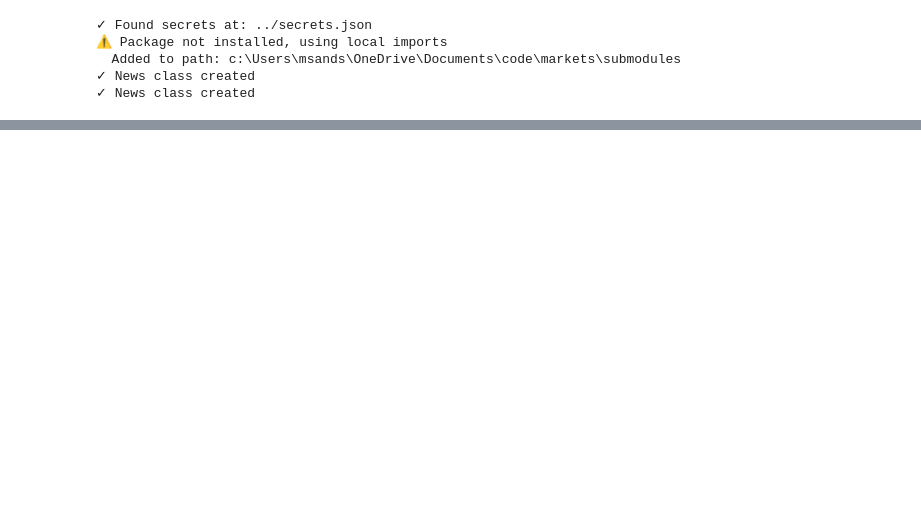
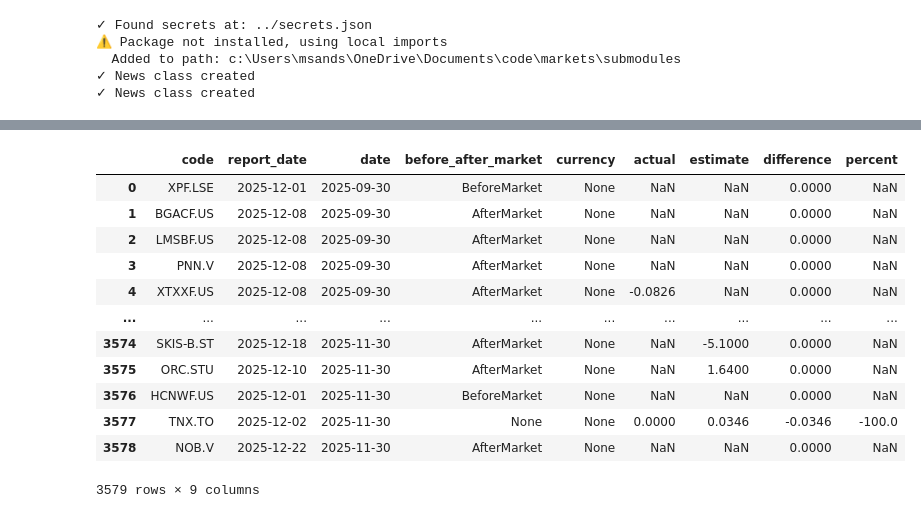
Before and after one commit to sandsmichael/markets, a Jupyter notebook: implementations/news.ipynb, the cells around one changed output, grey strips where cells are left out. Saved outputs shown, nothing was run; the diff lists cells and outputs as text; code cells hidden in the pictures; blank space fills up the shorter version.

```diff
--- a/implementations/news.ipynb
+++ b/implementations/news.ipynb
@@ -128,0 +154,16 @@ News().search_news(keywords='Fed', from_date = '2025-11-01', to_date = datetime.
+# %%
+mktcal.get_earnings(from_date='2025-12-01', to_date='2025-12-31')
+# %% [output]
+|  | code | report_date | date | before_after_market | currency | actual | estimate | difference | percent |
+| 0 | XPF.LSE | 2025-12-01 | 2025-09-30 | BeforeMarket | None | NaN | NaN | 0.0000 | NaN |
+| 1 | BGACF.US | 2025-12-08 | 2025-09-30 | AfterMarket | None | NaN | NaN | 0.0000 | NaN |
+| 2 | LMSBF.US | 2025-12-08 | 2025-09-30 | AfterMarket | None | NaN | NaN | 0.0000 | NaN |
+| 3 | PNN.V | 2025-12-08 | 2025-09-30 | AfterMarket | None | NaN | NaN | 0.0000 | NaN |
+| 4 | XTXXF.US | 2025-12-08 | 2025-09-30 | AfterMarket | None | -0.0826 | NaN | 0.0000 | NaN |
+| ... | ... | ... | ... | ... | ... | ... | ... | ... | ... |
+| 3574 | SKIS-B.ST | 2025-12-18 | 2025-11-30 | AfterMarket | None | NaN | -5.1000 | 0.0000 | NaN |
+| 3575 | ORC.STU | 2025-12-10 | 2025-11-30 | AfterMarket | None | NaN | 1.6400 | 0.0000 | NaN |
+| 3576 | HCNWF.US | 2025-12-01 | 2025-11-30 | BeforeMarket | None | NaN | NaN | 0.0000 | NaN |
+| 3577 | TNX.TO | 2025-12-02 | 2025-11-30 | None | None | 0.0000 | 0.0346 | -0.0346 | -100.0 |
+| 3578 | NOB.V | 2025-12-22 | 2025-11-30 | AfterMarket | None | NaN | NaN | 0.0000 | NaN |
+3579 rows × 9 columns
```
Also changed, not shown: parts of 7 cells of this notebook, 4 other files.
